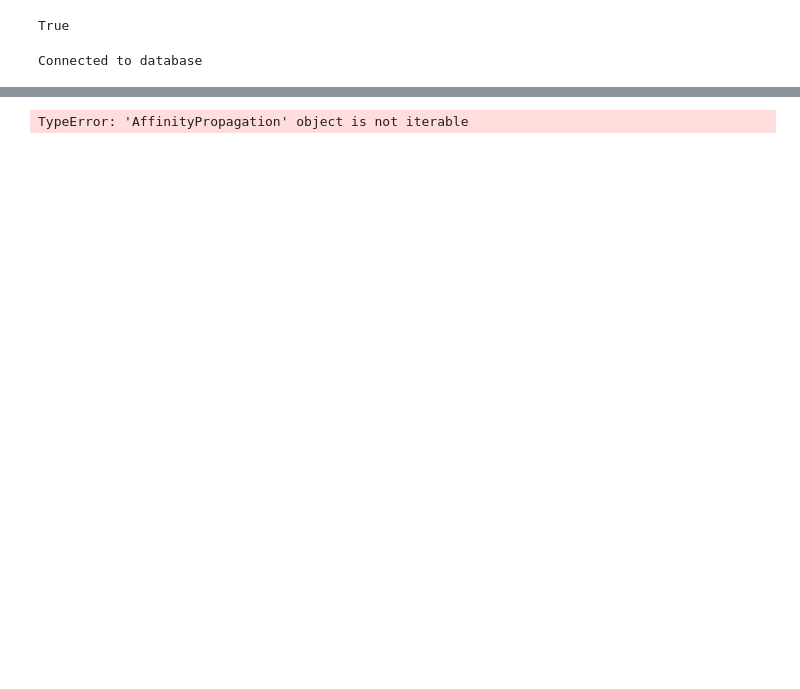
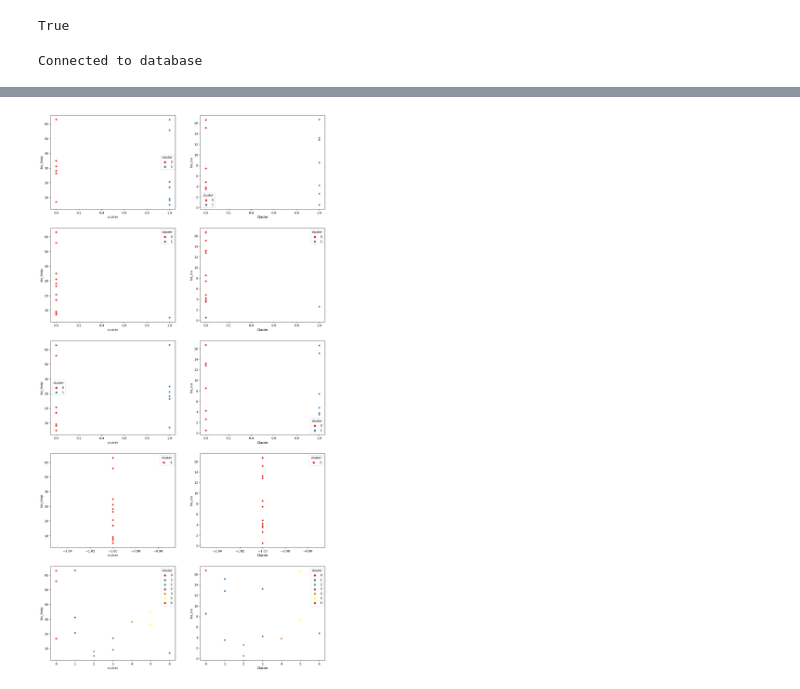
Before and after one commit to trostalski/simpa, a Jupyter notebook: src/notebooks/test-1.ipynb, the cells around one changed output, grey strips where cells are left out. Saved outputs shown, nothing was run; the diff lists cells and outputs as text; code cells hidden in the pictures; blank space fills up the shorter version.

```diff
--- a/src/notebooks/test-1.ipynb
+++ b/src/notebooks/test-1.ipynb
@@ -162,9 +184,9 @@ affinity_cluster = AffinityPropagation().fit(df)
 # %%
-for cluster in [spectral_cluster, agglomerative_cluster, kmeans_cluster, dbscan_cluster, affinity_cluster]:
+for cluster in clusters:
     print(f"Cluster: {cluster.__class__.__name__}")
     print("------------------")
     for index, group in enumerate(groups):
-        print(cluster.labels_[index * COUNT_PER_GROUP: (index + 1) * COUNT_PER_GROUP])
+        print(cluster.labels_[index * COUNT_PER_GROUP : (index + 1) * COUNT_PER_GROUP])
     print("\n")
 # %% [output]
 Cluster: SpectralClustering
@@ -194,13 +216,38 @@ sns.scatterplot(x=pos[:, 0], y=pos[:, 1], hue=kmeans_cluster.labels_, cmap="Set1
-# %%
-right = 0
-wrong = 0
-for i, c in enumerate(cluster):
-    if columne_names[i] in meld_encounters and c == 1:
-        right += 1
-    elif columne_names[i] in sepsis_encounters and c == 0:
-        right += 1
-    else:
-        wrong += 1
-print(f"right: {right}, wrong: {wrong}")
-# %% [output]
-TypeError: 'AffinityPropagation' object is not iterable
+# %%
+# plot the los_hosp and los_icu for each cluster in a different scatterplot
+def plot_endpoint_for_cluster(
+    cohort, cluster, endpoint, x_axis="cluster", hue="cluster", ax=None
+):
+    y_axis = endpoint
+    data = pd.DataFrame(
+        {
+            x_axis: cluster.labels_,
+            y_axis: [getattr(e, endpoint) for e in cohort.participants],
+            hue: cluster.labels_,
+        }
+    )
+    if ax is None:
+        sns.scatterplot(x=x_axis, y=y_axis, hue=hue, data=data, palette="Set1")
+    else:
+        sns.scatterplot(x=x_axis, y=y_axis, hue=hue, data=data, palette="Set1", ax=ax)
+# %%
+endpoints = ["los_hosp", "los_icu"]
+
+# Create a figure with two subplots
+fig, axes = plt.subplots(nrows=len(clusters), ncols=2, figsize=(16, 32))
+
+for col, cluster in enumerate(clusters):
+    for row, endpoint in enumerate(endpoints):
+        plot_endpoint_for_cluster(
+            cohort,
+            cluster,
+            endpoint,
+            x_axis="cluster",
+            hue="cluster",
+            ax=axes[col][row],
+        )
+    axes[col].suptitle(cluster.__class__.__name__)
+    axes[col][row].set_xlabel("Cluster")
+    axes[col][row].set_ylabel(endpoint)
+# %% [output]
+[figure, added]
```
Also changed, not shown: parts of 12 cells of this notebook, 10 other files.
